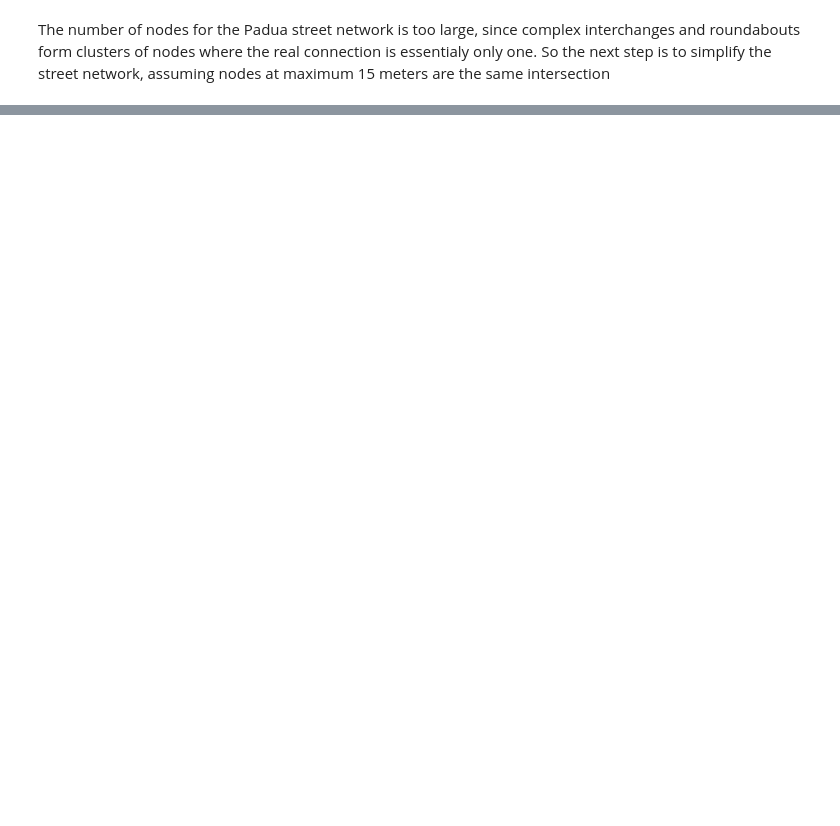
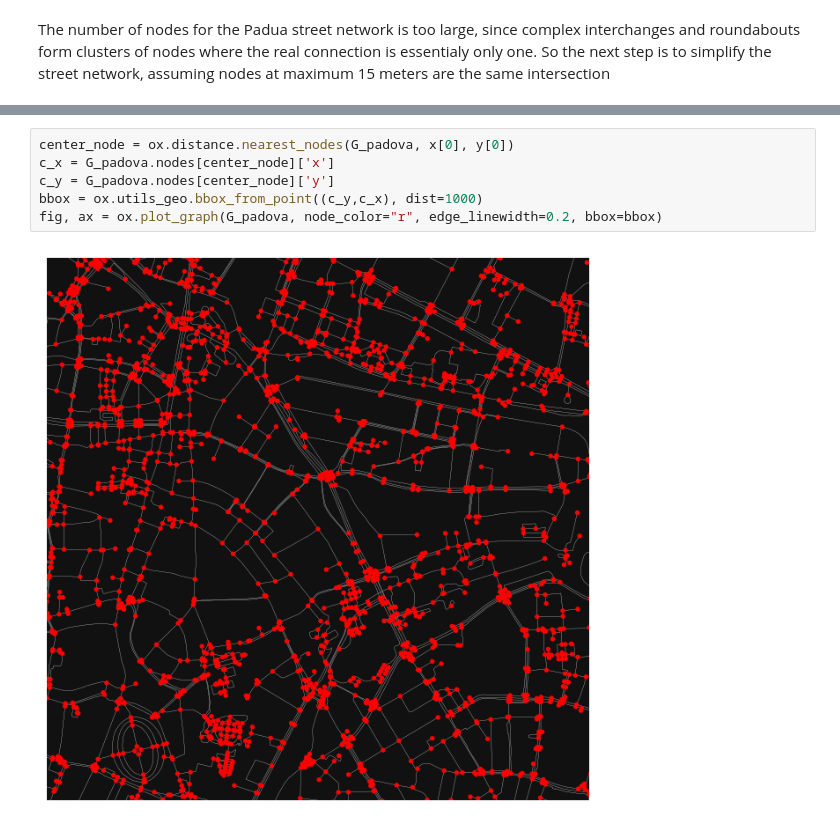
Before and after one commit to danielcharles0/LFN2324, a Jupyter notebook: Analysis.ipynb, the cells around one changed output, grey strips where cells are left out. Saved outputs shown, nothing was run; the diff lists cells and outputs as text; blank space fills up the shorter version.

```diff
--- a/Analysis.ipynb
+++ b/Analysis.ipynb
@@ -42,0 +45,8 @@ len(G2)
+# %%
+center_node = ox.distance.nearest_nodes(G_padova, x[0], y[0])
+c_x = G_padova.nodes[center_node]['x']
+c_y = G_padova.nodes[center_node]['y']
+bbox = ox.utils_geo.bbox_from_point((c_y,c_x), dist=1000)
+fig, ax = ox.plot_graph(G_padova, node_color="r", edge_linewidth=0.2, bbox=bbox)
+# %% [output]
+[figure, added]
```
Also changed, not shown: parts of 10 cells of this notebook.
